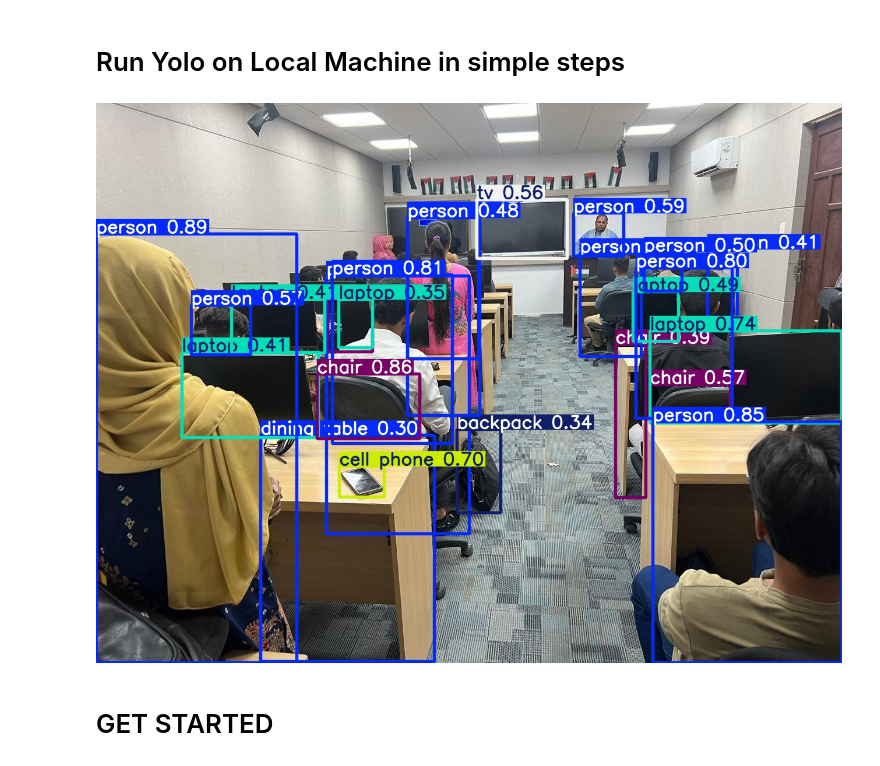
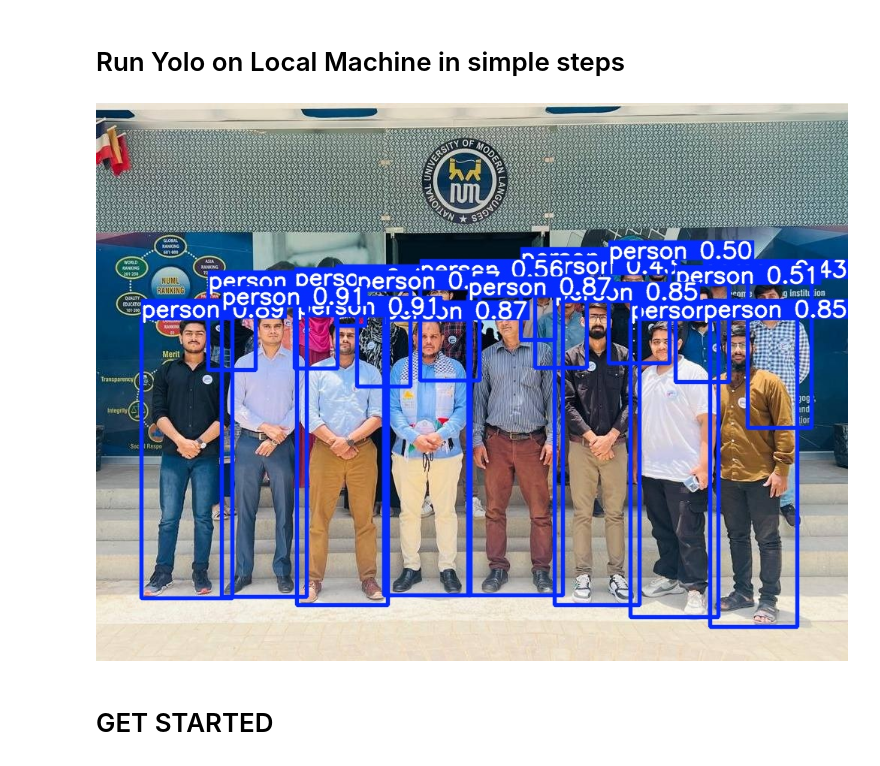
Before and after one commit to abidkk/Yolo-Object-Detector, a Jupyter notebook: Yolo_Locally/app.ipynb, the cells around one changed output. Drawn from its saved outputs; the diff is of its cells as text; code cells hidden in the pictures.

```diff
--- a/Yolo_Locally/app.ipynb
+++ b/Yolo_Locally/app.ipynb
@@ -1,11 +1,11 @@
 # %% [markdown]
 # Run Yolo on Local Machine in simple steps
-# %%
-from IPython.display import Image, display
-
-display(Image(filename="E:\PYTHON_WORKSPACE\YOLO_COMPUTER_VISION\Yolo-Object-Detector\Yolo_Locally\detections\predict\smartlab-numl.jpg"))
-# %% [output]
-[figure, removed]
+# %%
+from IPython.display import Image, display
+
+display(Image(filename="detections/predict2/numl1.jpg"))
+# %% [output]
+[figure, added]
 # %% [markdown]
 # GET STARTED
 # %% [markdown]
```
